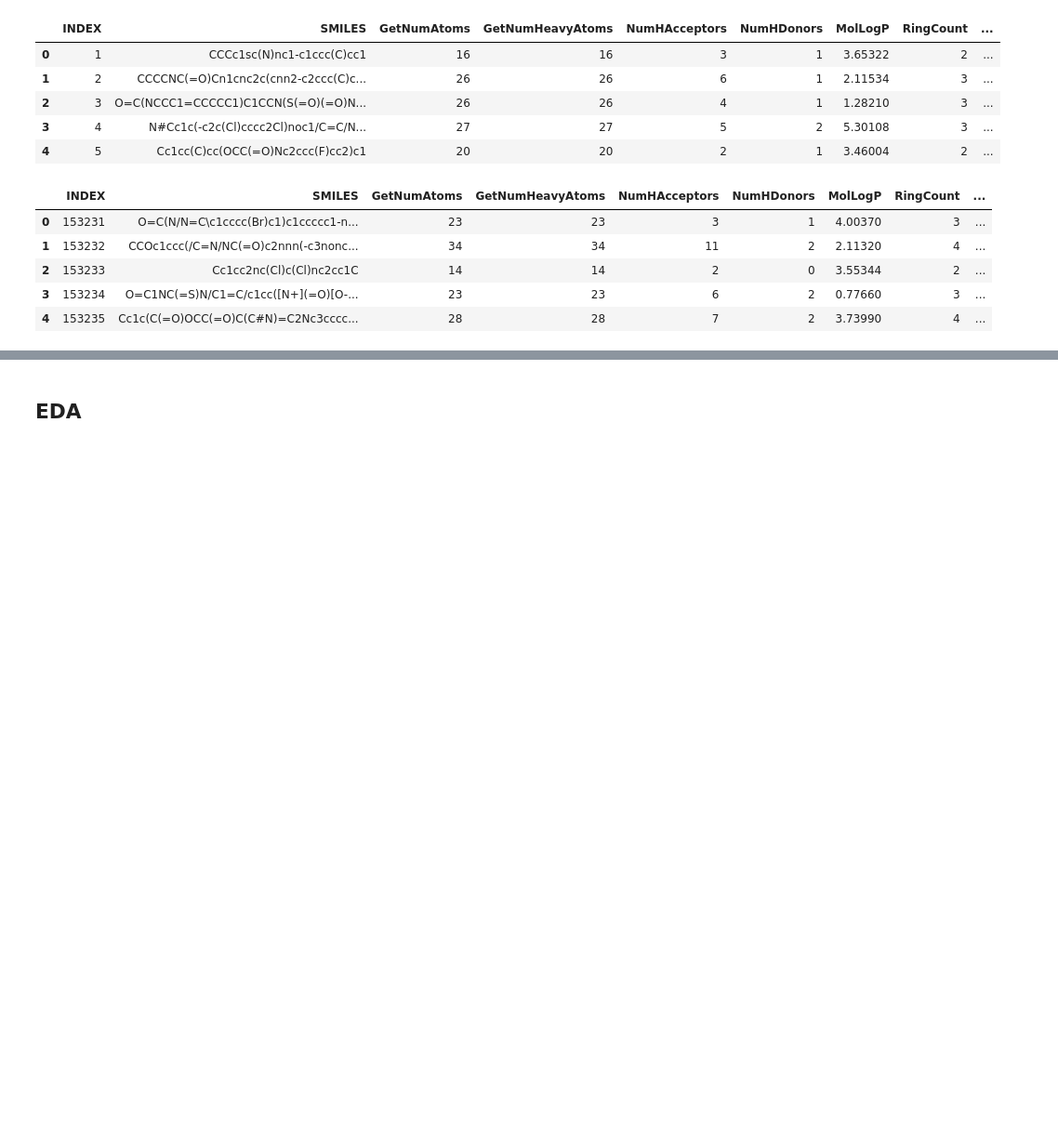
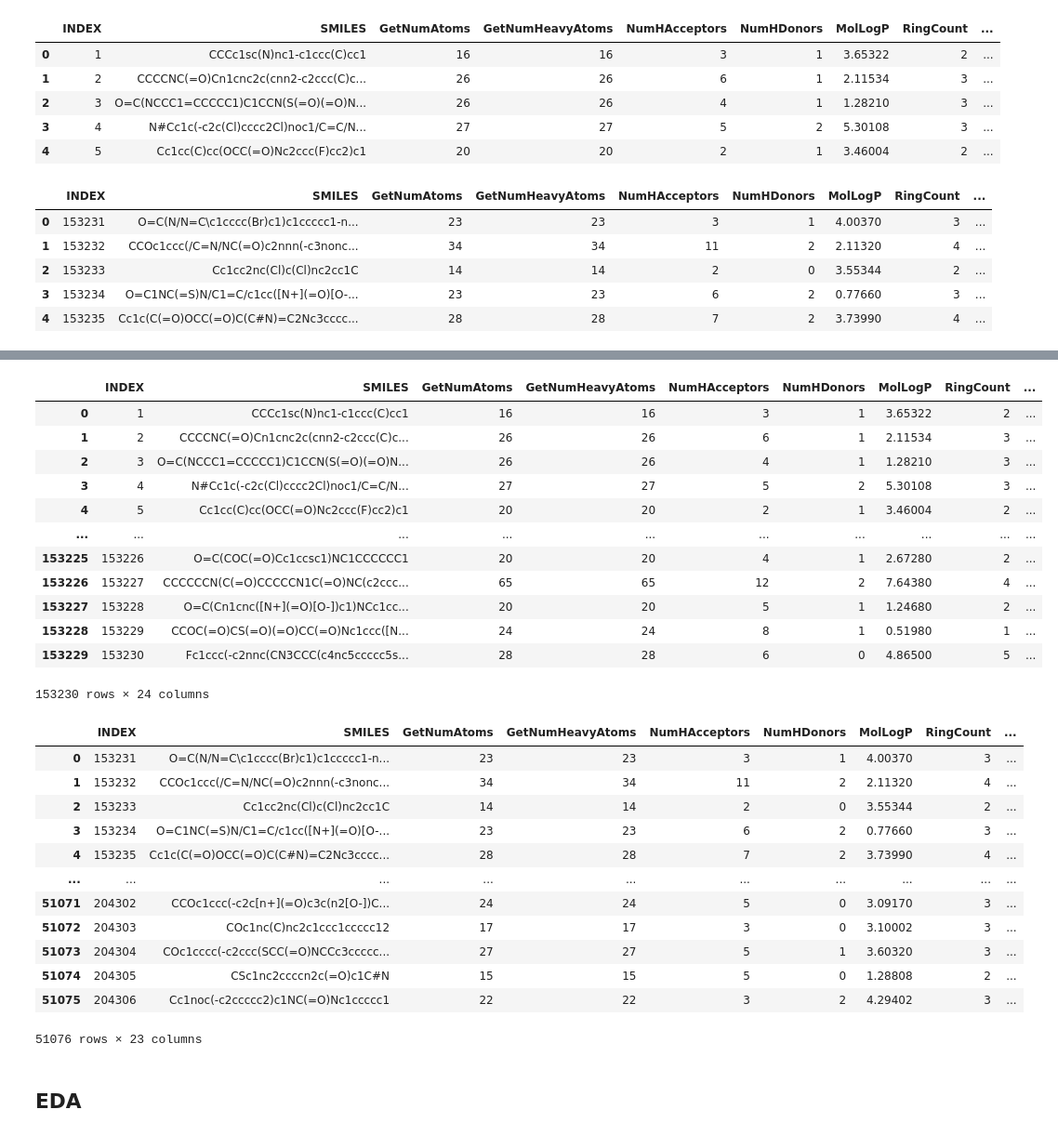
Before and after one commit to Christian-Duran-Garcia/ID2214-G13, a Jupyter notebook: Project/Assignment 4a.ipynb, the cells around one changed output, grey strips where cells are left out. Shown at 93% size. Cells and saved outputs as stored; diff of their text form; code cells hidden in the pictures; blank space fills up the shorter version.

```diff
--- a/Project/Assignment 4a.ipynb
+++ b/Project/Assignment 4a.ipynb
@@ -134,3 +134,20 @@ display(test_df.head())
 | 2 | 153233 | Cc1cc2nc(Cl)c(Cl)nc2cc1C | 14 | 14 | 2 | 0 | 3.55344 | 2 | ... |
 | 3 | 153234 | O=C1NC(=S)N/C1=C/c1cc([N+](=O)[O-... | 23 | 23 | 6 | 2 | 0.77660 | 3 | ... |
 | 4 | 153235 | Cc1c(C(=O)OCC(=O)C(C#N)=C2Nc3cccc... | 28 | 28 | 7 | 2 | 3.73990 | 4 | ... |
+# %%
+# Add substructures to the dataset
+def get_fps(smiles):
+    mol = Chem.MolFromSmiles(smiles)
+    fp = np.array(AllChem.GetMorganFingerprintAsBitVect(mol, 2, nBits=1024))
+    return fp
+
+# Apply the function
+train_df['MorganFingerprint'] = train_df['SMILES'].apply(get_fps)
+test_df['MorganFingerprint'] = test_df['SMILES'].apply(get_fps)
+
+# Rearrange the column order
+train_df = train_df[train_df.columns.tolist()[:-2] + ['MorganFingerprint', 'ACTIVE']]
+
+display(train_df.head())
+display(test_df.head())
+# %% [output]
@@ -137,3 +156,29 @@ display(test_df.head())
+|  | INDEX | SMILES | GetNumAtoms | GetNumHeavyAtoms | NumHAcceptors | NumHDonors | MolLogP | RingCount | ... |
+| 0 | 1 | CCCc1sc(N)nc1-c1ccc(C)cc1 | 16 | 16 | 3 | 1 | 3.65322 | 2 | ... |
+| 1 | 2 | CCCCNC(=O)Cn1cnc2c(cnn2-c2ccc(C)c... | 26 | 26 | 6 | 1 | 2.11534 | 3 | ... |
+| 2 | 3 | O=C(NCCC1=CCCCC1)C1CCN(S(=O)(=O)N... | 26 | 26 | 4 | 1 | 1.28210 | 3 | ... |
+| 3 | 4 | N#Cc1c(-c2c(Cl)cccc2Cl)noc1/C=C/N... | 27 | 27 | 5 | 2 | 5.30108 | 3 | ... |
+| 4 | 5 | Cc1cc(C)cc(OCC(=O)Nc2ccc(F)cc2)c1 | 20 | 20 | 2 | 1 | 3.46004 | 2 | ... |
+| ... | ... | ... | ... | ... | ... | ... | ... | ... | ... |
+| 153225 | 153226 | O=C(COC(=O)Cc1ccsc1)NC1CCCCCC1 | 20 | 20 | 4 | 1 | 2.67280 | 2 | ... |
+| 153226 | 153227 | CCCCCCN(C(=O)CCCCCN1C(=O)NC(c2ccc... | 65 | 65 | 12 | 2 | 7.64380 | 4 | ... |
+| 153227 | 153228 | O=C(Cn1cnc([N+](=O)[O-])c1)NCc1cc... | 20 | 20 | 5 | 1 | 1.24680 | 2 | ... |
+| 153228 | 153229 | CCOC(=O)CS(=O)(=O)CC(=O)Nc1ccc([N... | 24 | 24 | 8 | 1 | 0.51980 | 1 | ... |
+| 153229 | 153230 | Fc1ccc(-c2nnc(CN3CCC(c4nc5ccccc5s... | 28 | 28 | 6 | 0 | 4.86500 | 5 | ... |
+153230 rows × 24 columns
+|  | INDEX | SMILES | GetNumAtoms | GetNumHeavyAtoms | NumHAcceptors | NumHDonors | MolLogP | RingCount | ... |
+| 0 | 153231 | O=C(N/N=C\c1cccc(Br)c1)c1ccccc1-n... | 23 | 23 | 3 | 1 | 4.00370 | 3 | ... |
+| 1 | 153232 | CCOc1ccc(/C=N/NC(=O)c2nnn(-c3nonc... | 34 | 34 | 11 | 2 | 2.11320 | 4 | ... |
+| 2 | 153233 | Cc1cc2nc(Cl)c(Cl)nc2cc1C | 14 | 14 | 2 | 0 | 3.55344 | 2 | ... |
+| 3 | 153234 | O=C1NC(=S)N/C1=C/c1cc([N+](=O)[O-... | 23 | 23 | 6 | 2 | 0.77660 | 3 | ... |
+| 4 | 153235 | Cc1c(C(=O)OCC(=O)C(C#N)=C2Nc3cccc... | 28 | 28 | 7 | 2 | 3.73990 | 4 | ... |
+| ... | ... | ... | ... | ... | ... | ... | ... | ... | ... |
+| 51071 | 204302 | CCOc1ccc(-c2c[n+](=O)c3c(n2[O-])C... | 24 | 24 | 5 | 0 | 3.09170 | 3 | ... |
+| 51072 | 204303 | COc1nc(C)nc2c1ccc1ccccc12 | 17 | 17 | 3 | 0 | 3.10002 | 3 | ... |
+| 51073 | 204304 | COc1cccc(-c2ccc(SCC(=O)NCCc3ccccc... | 27 | 27 | 5 | 1 | 3.60320 | 3 | ... |
+| 51074 | 204305 | CSc1nc2ccccn2c(=O)c1C#N | 15 | 15 | 5 | 0 | 1.28808 | 2 | ... |
+| 51075 | 204306 | Cc1noc(-c2ccccc2)c1NC(=O)Nc1ccccc1 | 22 | 22 | 3 | 2 | 4.29402 | 3 | ... |
+51076 rows × 23 columns
 # %% [markdown]
 ## **EDA**
 # %%
```
Also changed, not shown: parts of 12 cells of this notebook.
